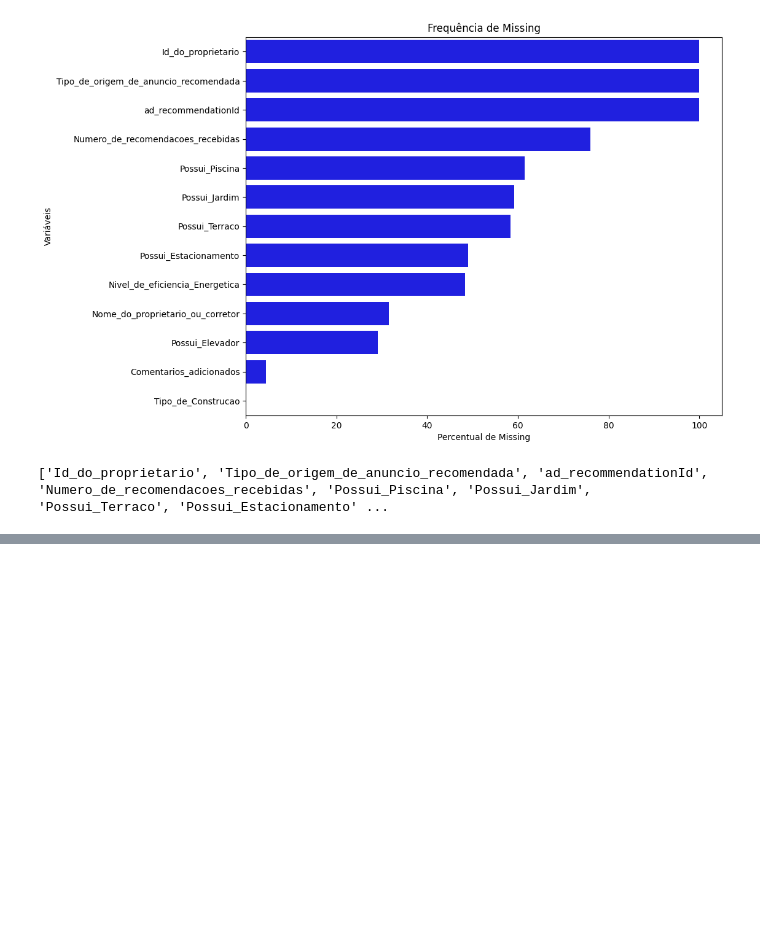
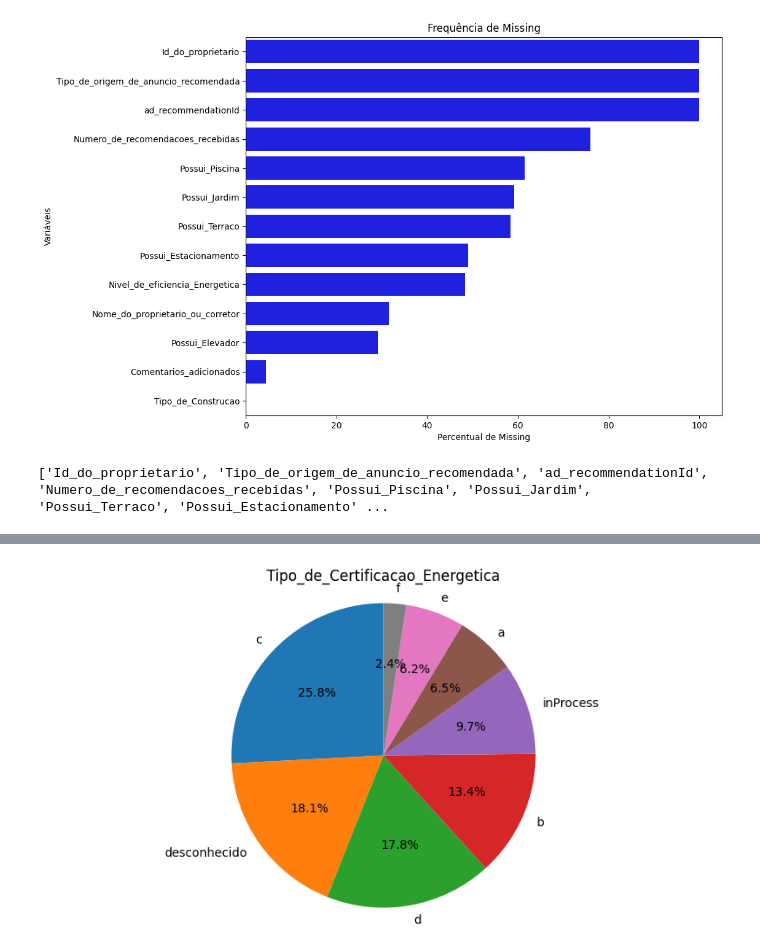
Before and after one commit to johnosd/MPAlugueisLisboa, a Jupyter notebook: src/Notebooks/8 - AnaliseExploratoria.ipynb, the cells around one changed output, grey strips where cells are left out. Saved outputs shown, nothing was run; the diff lists cells and outputs as text; code cells hidden in the pictures; blank space fills up the shorter version.

```diff
--- a/src/Notebooks/8 - AnaliseExploratoria.ipynb
+++ b/src/Notebooks/8 - AnaliseExploratoria.ipynb
@@ -206,0 +236,4 @@ plot_categorical(df_final,'Distrito_do_imovel', True)
+# %%
+plot_categorical(df_final,'Tipo_de_Certificacao_Energetica',show_percentage=True, plot_type='pie')
+# %% [output]
+[figure, added]
```
Also changed, not shown: parts of 5 cells of this notebook, 3 other files.
